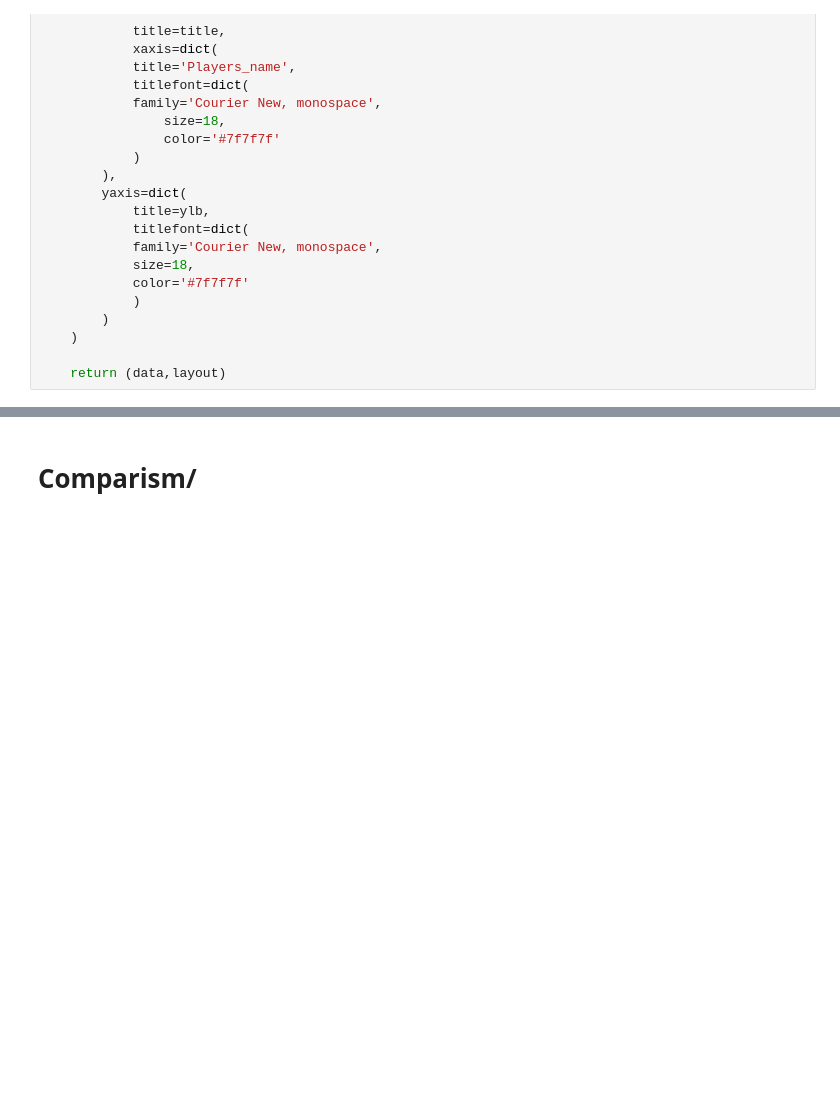
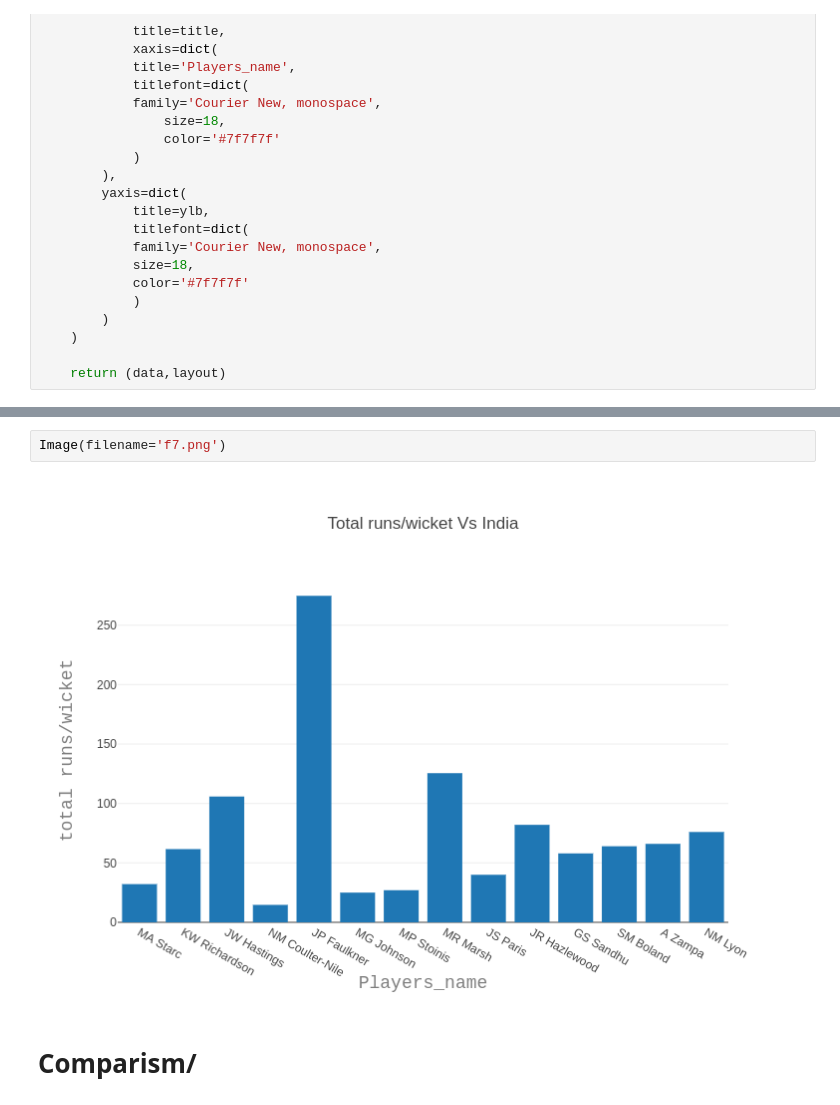
Before and after one commit to erayon/India-Australia-Cricket-Analysis, a Jupyter notebook: bowling_comaprism .ipynb, the cells around one changed output, grey strips where cells are left out. Cells and saved outputs as stored; diff of their text form; blank space fills up the shorter version.

```diff
--- a/bowling_comaprism .ipynb
+++ b/bowling_comaprism .ipynb
@@ -344,6 +338,10 @@ py.iplot(fig, filename='basic-bar')
 # %% [output]
 High five! You successfully sent some data to your account on plotly. View your plot in your browser at https://plot.ly/~ayon.mi1/0 or inside your plot.ly account where it is named 'basic-bar'
 [interactive output not drawn]
+# %%
+Image(filename='f7.png')
+# %% [output]
+[figure, added]
 # %% [markdown]
 # Comparism/
 # %%
```
Also changed, not shown: parts of 6 cells of this notebook.
